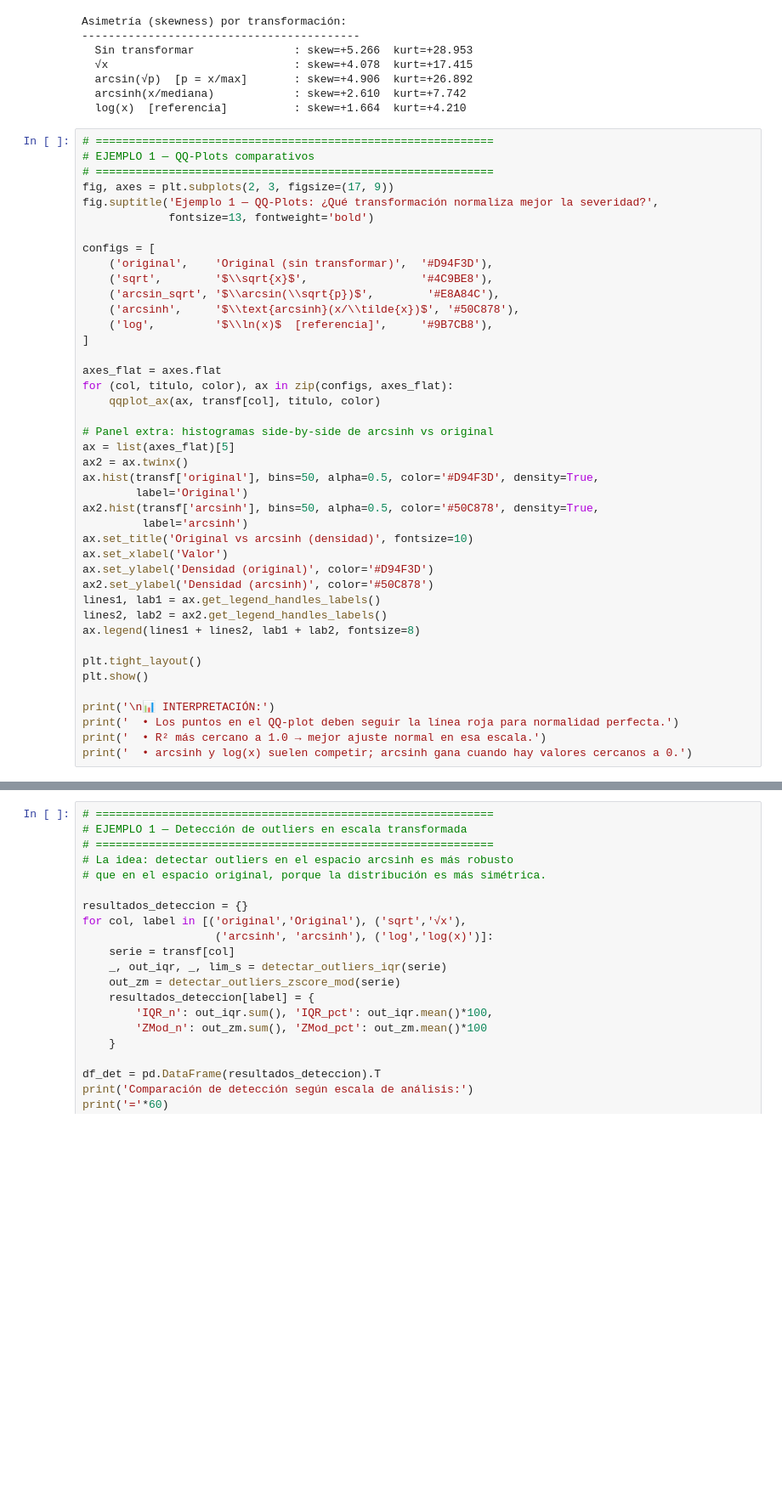
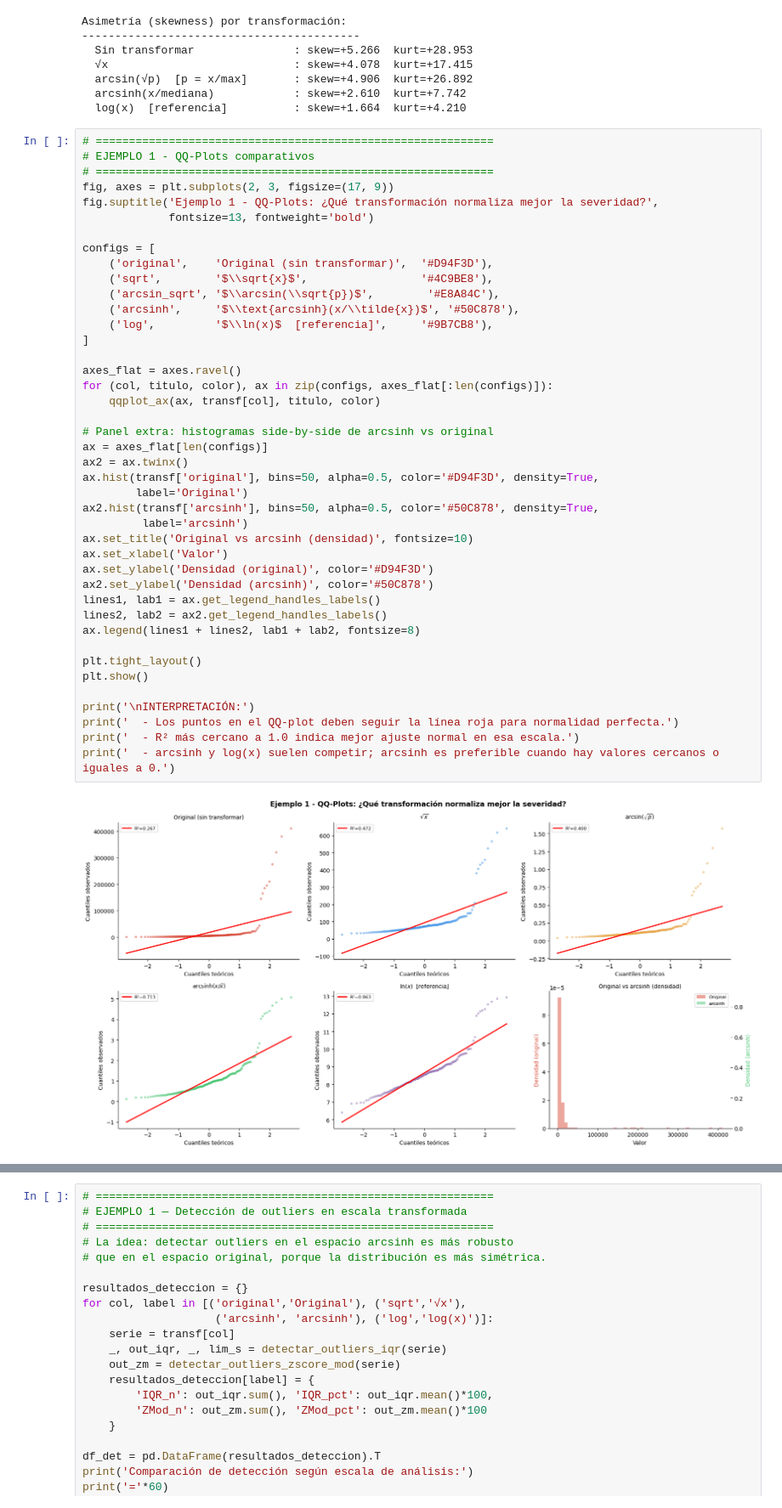
Before and after one commit to Mich3lx/diplomado-ml-victor-michel, a Jupyter notebook: modulo2/Tema1_M2_VictorMichel.ipynb, the cells around one changed output, grey strips where cells are left out. Shown at 85% size. Saved outputs shown, nothing was run; the diff lists cells and outputs as text; blank space fills up the shorter version.

```diff
--- a/modulo2/Tema1_M2_VictorMichel.ipynb
+++ b/modulo2/Tema1_M2_VictorMichel.ipynb
@@ -578,44 +578,45 @@ Asimetría (skewness) por transformación:
   log(x)  [referencia]          : skew=+1.664  kurt=+4.210
 # %%
 # ============================================================
-# EJEMPLO 1 — QQ-Plots comparativos
+# EJEMPLO 1 - QQ-Plots comparativos
 # ============================================================
 fig, axes = plt.subplots(2, 3, figsize=(17, 9))
-fig.suptitle('Ejemplo 1 — QQ-Plots: ¿Qué transformación normaliza mejor la severidad?',
+fig.suptitle('Ejemplo 1 - QQ-Plots: ¿Qué transformación normaliza mejor la severidad?',
              fontsize=13, fontweight='bold')
 
 configs = [
     ('original',    'Original (sin transformar)',  '#D94F3D'),
     ('sqrt',        '$\\sqrt{x}$',                 '#4C9BE8'),
     ('arcsin_sqrt', '$\\arcsin(\\sqrt{p})$',        '#E8A84C'),
     ('arcsinh',     '$\\text{arcsinh}(x/\\tilde{x})$', '#50C878'),
     ('log',         '$\\ln(x)$  [referencia]',     '#9B7CB8'),
 ]
 
-axes_flat = axes.flat
-for (col, titulo, color), ax in zip(configs, axes_flat):
+axes_flat = axes.ravel()
+for (col, titulo, color), ax in zip(configs, axes_flat[:len(configs)]):
     qqplot_ax(ax, transf[col], titulo, color)
 
 # Panel extra: histogramas side-by-side de arcsinh vs original
-ax = list(axes_flat)[5]
+ax = axes_flat[len(configs)]
 ax2 = ax.twinx()
 ax.hist(transf['original'], bins=50, alpha=0.5, color='#D94F3D', density=True,
         label='Original')
 ax2.hist(transf['arcsinh'], bins=50, alpha=0.5, color='#50C878', density=True,
          label='arcsinh')
 ax.set_title('Original vs arcsinh (densidad)', fontsize=10)
 ax.set_xlabel('Valor')
 ax.set_ylabel('Densidad (original)', color='#D94F3D')
 ax2.set_ylabel('Densidad (arcsinh)', color='#50C878')
 lines1, lab1 = ax.get_legend_handles_labels()
 lines2, lab2 = ax2.get_legend_handles_labels()
 ax.legend(lines1 + lines2, lab1 + lab2, fontsize=8)
 
 plt.tight_layout()
 plt.show()
 
-print('\n📊 INTERPRETACIÓN:')
-print('  • Los puntos en el QQ-plot deben seguir la línea roja para normalidad perfecta.')
-print('  • R² más cercano a 1.0 → mejor ajuste normal en esa escala.')
-print('  • arcsinh y log(x) suelen competir; arcsinh gana cuando hay valores cercanos a 0.')
+print('\nINTERPRETACIÓN:')
+print('  - Los puntos en el QQ-plot deben seguir la línea roja para normalidad perfecta.')
+print('  - R² más cercano a 1.0 indica mejor ajuste normal en esa escala.')
+print('  - arcsinh y log(x) suelen competir; arcsinh es preferible cuando hay valores cercanos o iguales a 0.')
 # %% [output]
+[figure, new version]
```
Also changed, not shown: parts of 4 cells of this notebook, 7 other files.
